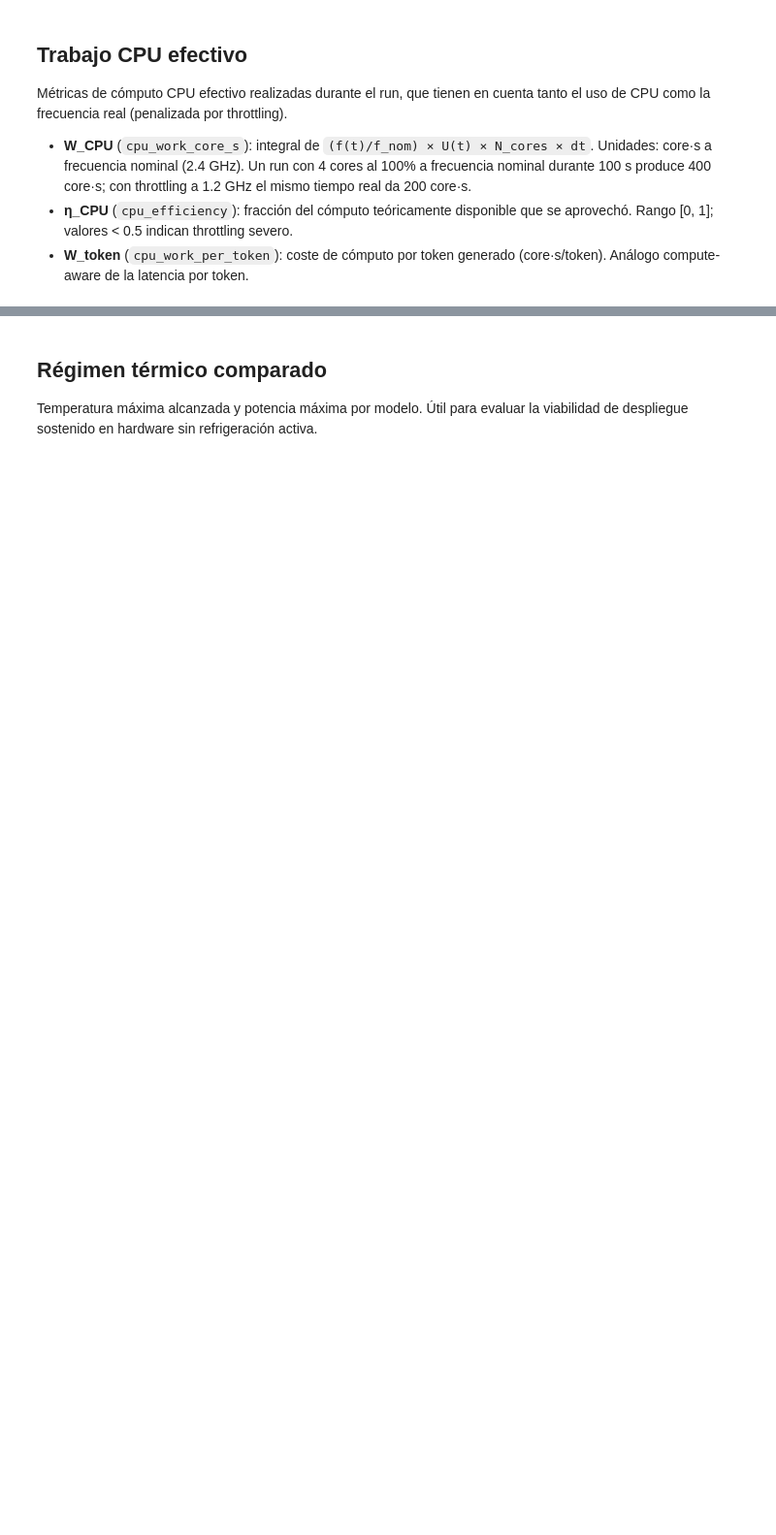
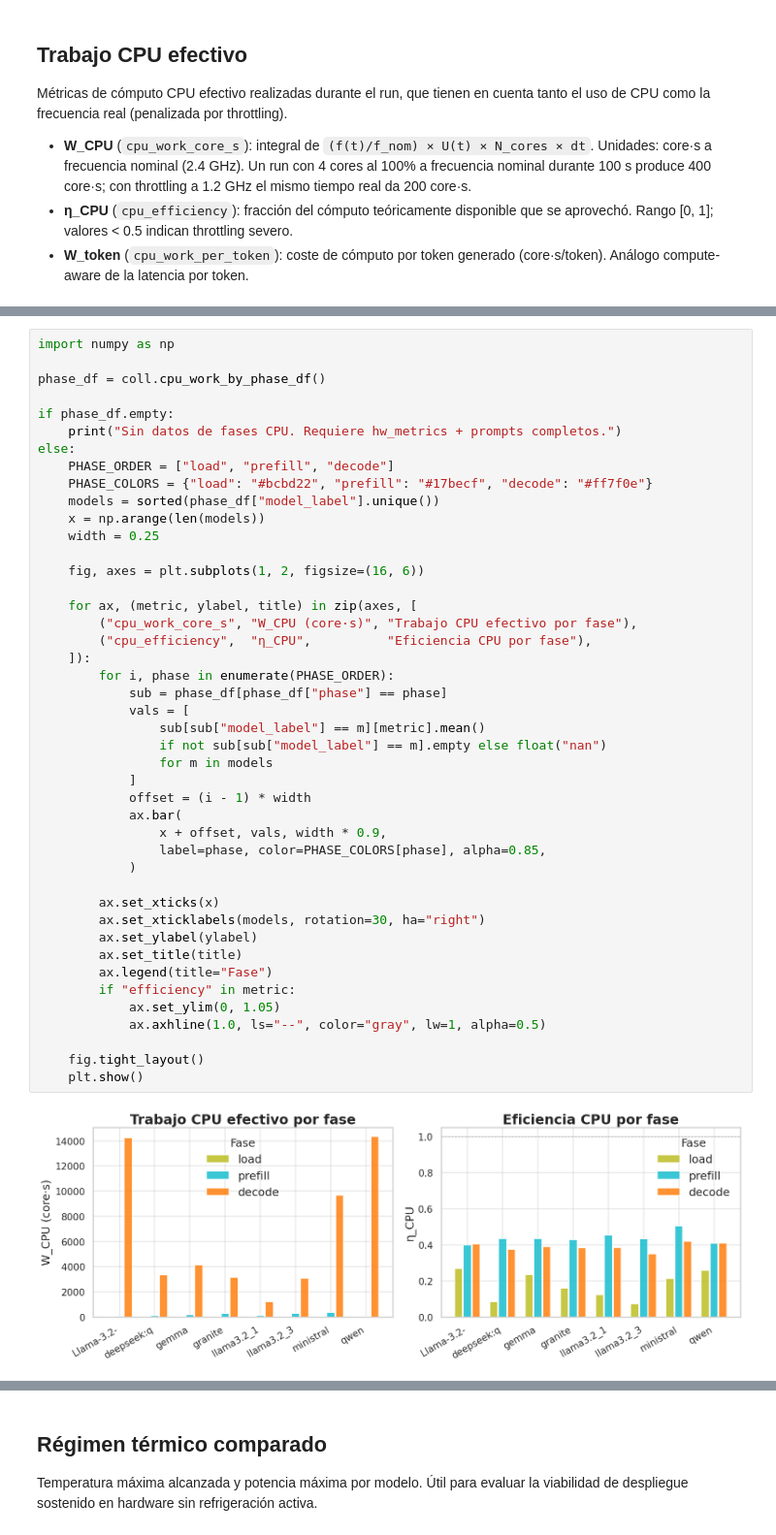
Before and after one commit to TFG-yisuscc/MonitorSystemVisualizer, a Jupyter notebook: notebooks/04_comparativa_global.ipynb, the cells around one changed output, grey strips where cells are left out. Shown at 97% size. Drawn from its saved outputs; the diff is of its cells as text; blank space fills up the shorter version.

```diff
--- a/notebooks/04_comparativa_global.ipynb
+++ b/notebooks/04_comparativa_global.ipynb
@@ -355,0 +407,46 @@ _plot_metric(
+# %%
+import numpy as np
+
+phase_df = coll.cpu_work_by_phase_df()
+
+if phase_df.empty:
+    print("Sin datos de fases CPU. Requiere hw_metrics + prompts completos.")
+else:
+    PHASE_ORDER = ["load", "prefill", "decode"]
+    PHASE_COLORS = {"load": "#bcbd22", "prefill": "#17becf", "decode": "#ff7f0e"}
+    models = sorted(phase_df["model_label"].unique())
+    x = np.arange(len(models))
+    width = 0.25
+
+    fig, axes = plt.subplots(1, 2, figsize=(16, 6))
+
+    for ax, (metric, ylabel, title) in zip(axes, [
+        ("cpu_work_core_s", "W_CPU (core·s)", "Trabajo CPU efectivo por fase"),
+        ("cpu_efficiency",  "η_CPU",          "Eficiencia CPU por fase"),
+    ]):
+        for i, phase in enumerate(PHASE_ORDER):
+            sub = phase_df[phase_df["phase"] == phase]
+            vals = [
+                sub[sub["model_label"] == m][metric].mean()
+                if not sub[sub["model_label"] == m].empty else float("nan")
+                for m in models
+            ]
+            offset = (i - 1) * width
+            ax.bar(
+                x + offset, vals, width * 0.9,
+                label=phase, color=PHASE_COLORS[phase], alpha=0.85,
+            )
+
+        ax.set_xticks(x)
+        ax.set_xticklabels(models, rotation=30, ha="right")
+        ax.set_ylabel(ylabel)
+        ax.set_title(title)
+        ax.legend(title="Fase")
+        if "efficiency" in metric:
+            ax.set_ylim(0, 1.05)
+            ax.axhline(1.0, ls="--", color="gray", lw=1, alpha=0.5)
+
+    fig.tight_layout()
+    plt.show()
+# %% [output]
+[figure, added]
```
Also changed, not shown: parts of 15 cells of this notebook, 7 other files.
